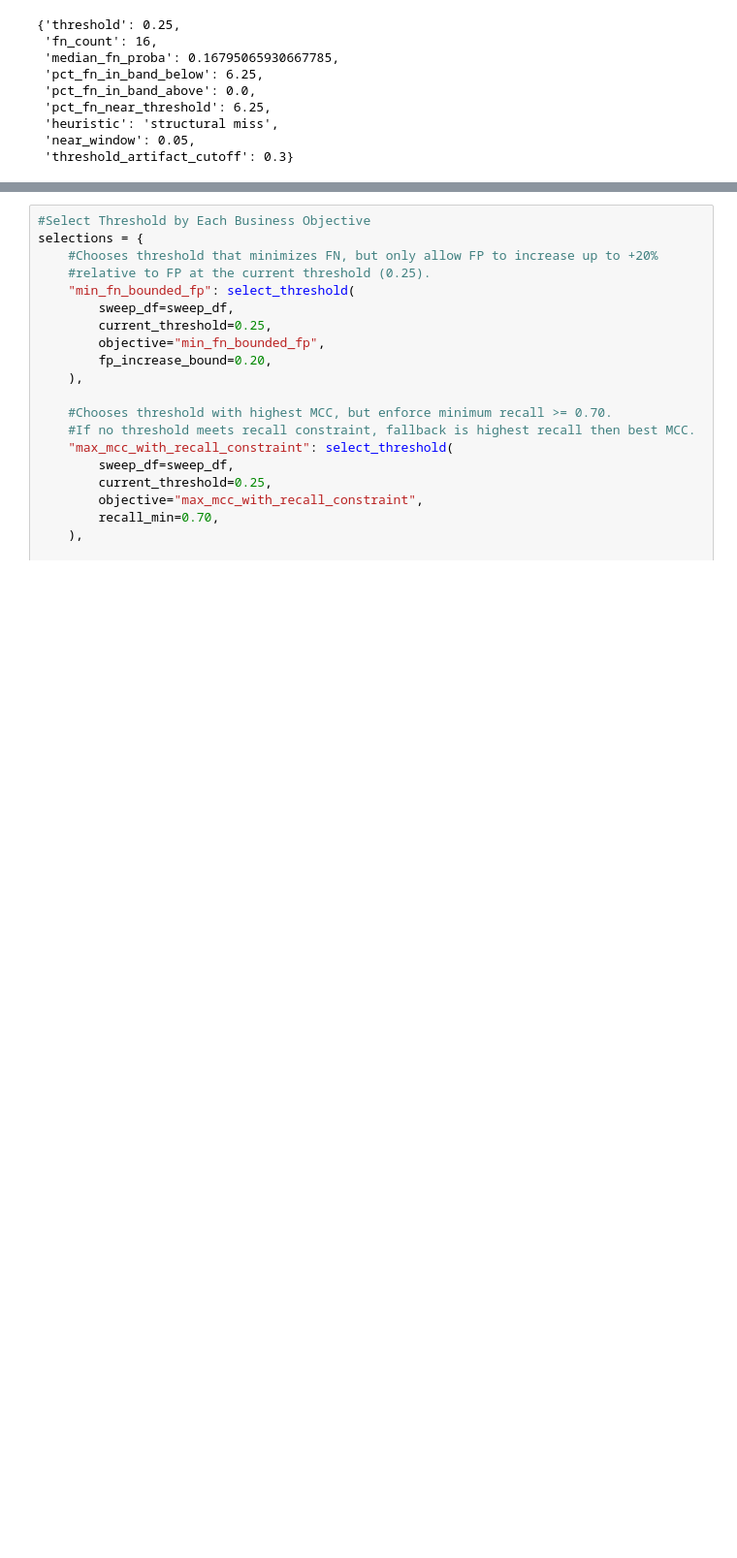
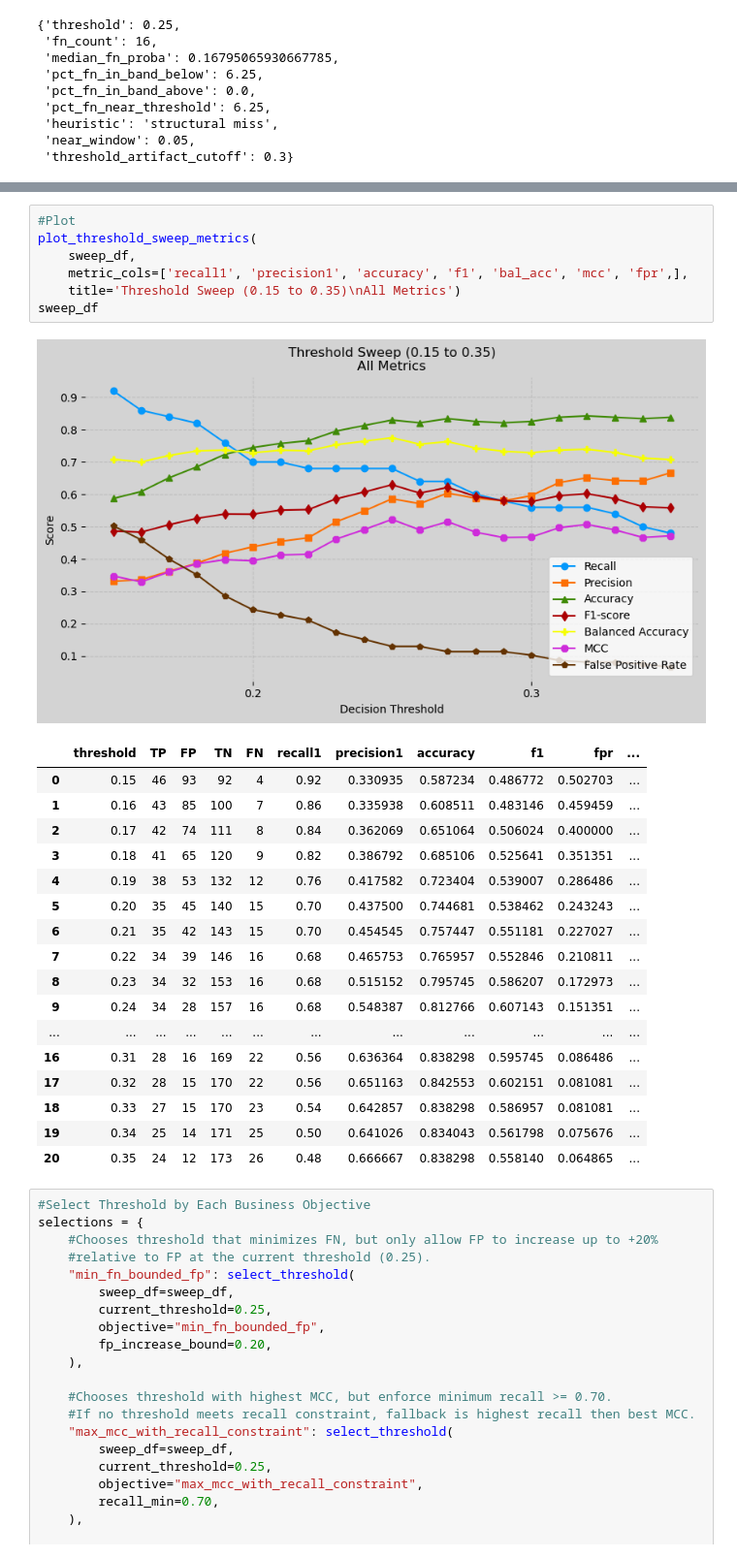
Before and after one commit to MAP9900/Convoy-Predictor-Project, a Jupyter notebook: notebooks/models/Results.ipynb, the cells around one changed output, grey strips where cells are left out. Shown at 97% size. Drawn from its saved outputs; the diff is of its cells as text; blank space fills up the shorter version.

```diff
--- a/notebooks/models/Results.ipynb
+++ b/notebooks/models/Results.ipynb
@@ -595,6 +625,32 @@ sweep_df
 | 18 | 0.33 | 27 | 15 | 170 | 23 | 0.54 | 0.642857 | 0.838298 | 0.586957 | 0.081081 | ... |
 | 19 | 0.34 | 25 | 14 | 171 | 25 | 0.50 | 0.641026 | 0.834043 | 0.561798 | 0.075676 | ... |
 | 20 | 0.35 | 24 | 12 | 173 | 26 | 0.48 | 0.666667 | 0.838298 | 0.558140 | 0.064865 | ... |
+# %%
+#Plot
+plot_threshold_sweep_metrics(
+    sweep_df,
+    metric_cols=['recall1', 'precision1', 'accuracy', 'f1', 'bal_acc', 'mcc', 'fpr',],
+    title='Threshold Sweep (0.15 to 0.35)\nAll Metrics')
+sweep_df
+# %% [output]
+[figure, added]
+|  | threshold | TP | FP | TN | FN | recall1 | precision1 | accuracy | f1 | fpr | ... |
+| 0 | 0.15 | 46 | 93 | 92 | 4 | 0.92 | 0.330935 | 0.587234 | 0.486772 | 0.502703 | ... |
+| 1 | 0.16 | 43 | 85 | 100 | 7 | 0.86 | 0.335938 | 0.608511 | 0.483146 | 0.459459 | ... |
+| 2 | 0.17 | 42 | 74 | 111 | 8 | 0.84 | 0.362069 | 0.651064 | 0.506024 | 0.400000 | ... |
+| 3 | 0.18 | 41 | 65 | 120 | 9 | 0.82 | 0.386792 | 0.685106 | 0.525641 | 0.351351 | ... |
+| 4 | 0.19 | 38 | 53 | 132 | 12 | 0.76 | 0.417582 | 0.723404 | 0.539007 | 0.286486 | ... |
+| 5 | 0.20 | 35 | 45 | 140 | 15 | 0.70 | 0.437500 | 0.744681 | 0.538462 | 0.243243 | ... |
+| 6 | 0.21 | 35 | 42 | 143 | 15 | 0.70 | 0.454545 | 0.757447 | 0.551181 | 0.227027 | ... |
+| 7 | 0.22 | 34 | 39 | 146 | 16 | 0.68 | 0.465753 | 0.765957 | 0.552846 | 0.210811 | ... |
+| 8 | 0.23 | 34 | 32 | 153 | 16 | 0.68 | 0.515152 | 0.795745 | 0.586207 | 0.172973 | ... |
+| 9 | 0.24 | 34 | 28 | 157 | 16 | 0.68 | 0.548387 | 0.812766 | 0.607143 | 0.151351 | ... |
+| ... | ... | ... | ... | ... | ... | ... | ... | ... | ... | ... | ... |
+| 16 | 0.31 | 28 | 16 | 169 | 22 | 0.56 | 0.636364 | 0.838298 | 0.595745 | 0.086486 | ... |
+| 17 | 0.32 | 28 | 15 | 170 | 22 | 0.56 | 0.651163 | 0.842553 | 0.602151 | 0.081081 | ... |
+| 18 | 0.33 | 27 | 15 | 170 | 23 | 0.54 | 0.642857 | 0.838298 | 0.586957 | 0.081081 | ... |
+| 19 | 0.34 | 25 | 14 | 171 | 25 | 0.50 | 0.641026 | 0.834043 | 0.561798 | 0.075676 | ... |
+| 20 | 0.35 | 24 | 12 | 173 | 26 | 0.48 | 0.666667 | 0.838298 | 0.558140 | 0.064865 | ... |
 # %%
 #Select Threshold by Each Business Objective
 selections = {
```
Also changed, not shown: parts of 6 cells of this notebook, 38 other files.
